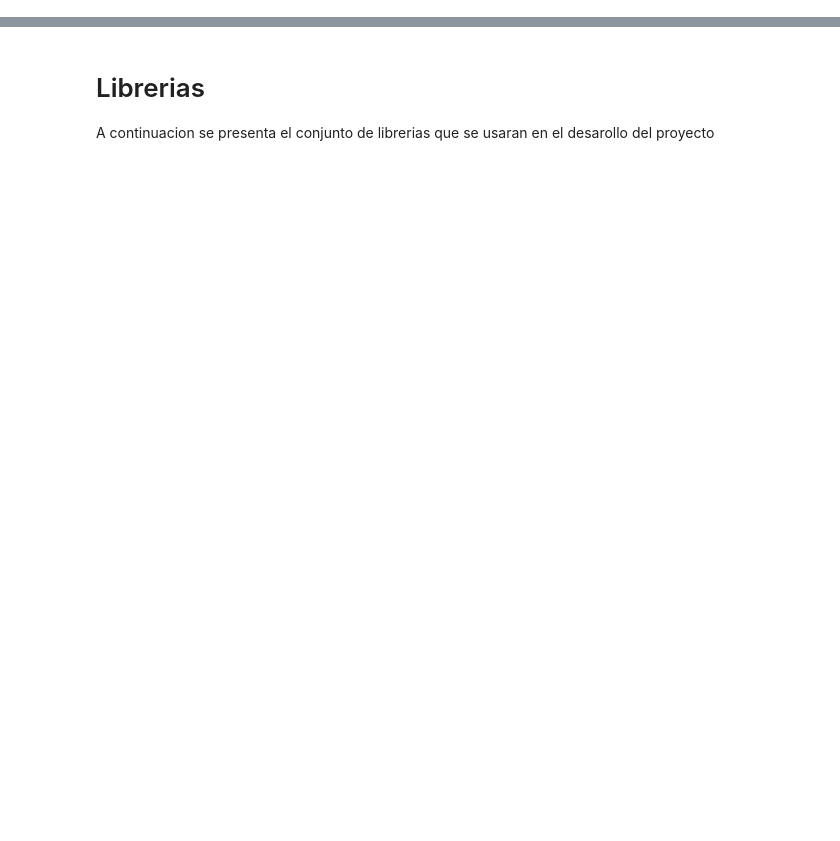
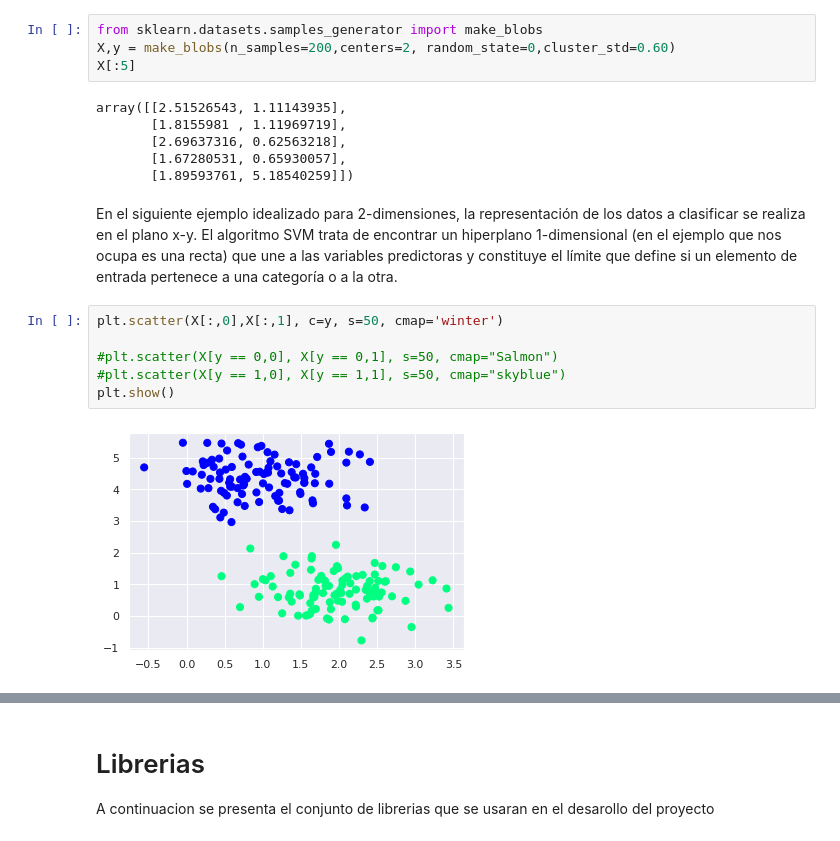
Before and after one commit to Oscarcasas92/SVM-analisis-de-cancer, a Jupyter notebook: Redes_y_SVM_proyecto_Base.ipynb, the cells around one changed output, grey strips where cells are left out. Drawn from its saved outputs; the diff is of its cells as text; blank space fills up the shorter version.

```diff
--- a/Redes_y_SVM_proyecto_Base.ipynb
+++ b/Redes_y_SVM_proyecto_Base.ipynb
@@ -2,0 +20,20 @@
+# %%
+from sklearn.datasets.samples_generator import make_blobs
+X,y = make_blobs(n_samples=200,centers=2, random_state=0,cluster_std=0.60)
+X[:5]
+# %% [output]
+array([[2.51526543, 1.11143935],
+       [1.8155981 , 1.11969719],
+       [2.69637316, 0.62563218],
+       [1.67280531, 0.65930057],
+       [1.89593761, 5.18540259]])
+# %% [markdown]
+En el siguiente ejemplo idealizado para 2-dimensiones, la representación de los datos a clasificar se realiza en el plano x-y. El algoritmo SVM trata de encontrar un hiperplano 1-dimensional (en el ejemplo que nos ocupa es una recta) que une a las variables predictoras y constituye el límite que define si un elemento de entrada pertenece a una categoría o a la otra.
+# %%
+plt.scatter(X[:,0],X[:,1], c=y, s=50, cmap='winter')
+
+#plt.scatter(X[y == 0,0], X[y == 0,1], s=50, cmap="Salmon")
+#plt.scatter(X[y == 1,0], X[y == 1,1], s=50, cmap="skyblue")
+plt.show()
+# %% [output]
+[figure, added]
```
Also changed, not shown: parts of 74 cells of this notebook.
